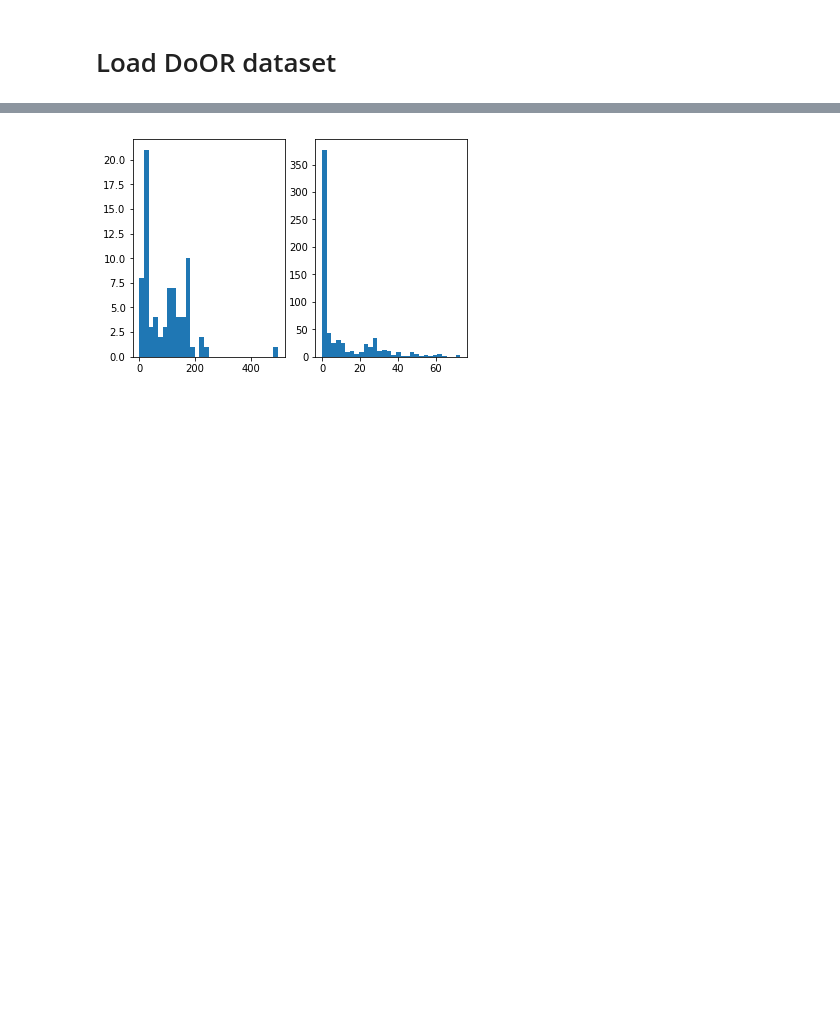
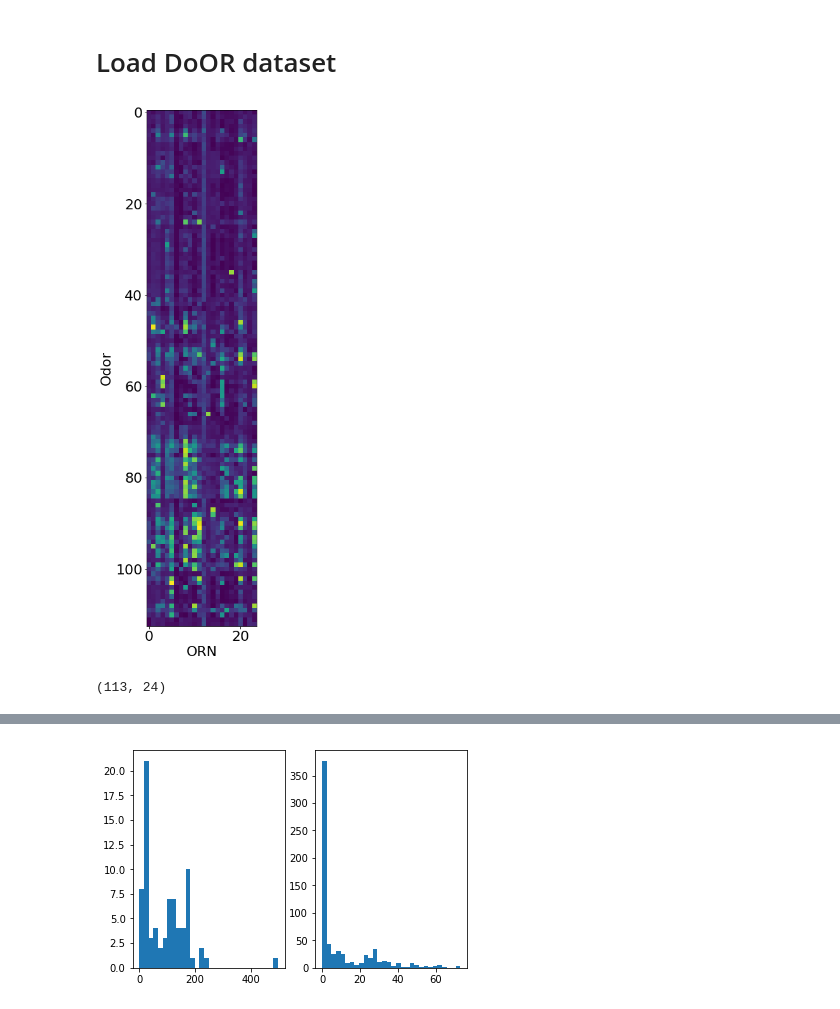
Before and after one commit to TimCSheehan/FLY_LSH, a Jupyter notebook: fly_dat/OdorAnalysis.ipynb, the cells around one changed output, grey strips where cells are left out. Drawn from its saved outputs; the diff is of its cells as text; code cells hidden in the pictures; blank space fills up the shorter version.

```diff
--- a/fly_dat/OdorAnalysis.ipynb
+++ b/fly_dat/OdorAnalysis.ipynb
@@ -180,3 +180,30 @@ plt.show()
 dat = pd.read_csv("DRM.csv")
 dat = dat.drop(columns='Unnamed: 0')
 dat_mat = np.array(dat) # 693 odors x 78 responses
+# %%
+# np.shape(dat_mat) #693 odors x 78 ORNs
+n_odor = np.sum(~np.isnan(dat_mat),axis=0)
+good_odors = np.sum(~np.isnan(dat_mat),axis=1)>20 # min num ORNS
+dat_go = dat_mat[good_odors,:]
+np.shape(dat_go)
+
+n_odor = np.sum(~np.isnan(dat_go),axis=0)
+odor_go = np.sum(~np.isnan(dat_go),axis=0)>110 # min num odors
+dat_go2 = dat_go[:,odor_go]
+
+good_odors2 = np.sum(~np.isnan(dat_go2),axis=1)>20 # min num ORNS
+dat_go3 = dat_go2[good_odors2,:]
+good_orns2 = np.sum(~np.isnan(dat_go3),axis=0)>110 # min num odors
+dat_go4 = dat_go3[:,good_orns2]
+good_odors3 = np.sum(~np.isnan(dat_go4),axis=1)>20 # min num ORNS
+dat_go5 = dat_go4[good_odors3,:]
+
+plt.figure(figsize=(15,15))
+plt.imshow(dat_go5)
+plt.xlabel('ORN')
+plt.ylabel('Odor')
+plt.show()
+print(np.shape(dat_go5))
+# %% [output]
+[figure, added]
+(113, 24)
```
Also changed, not shown: parts of 3 cells of this notebook, 1 other file.
